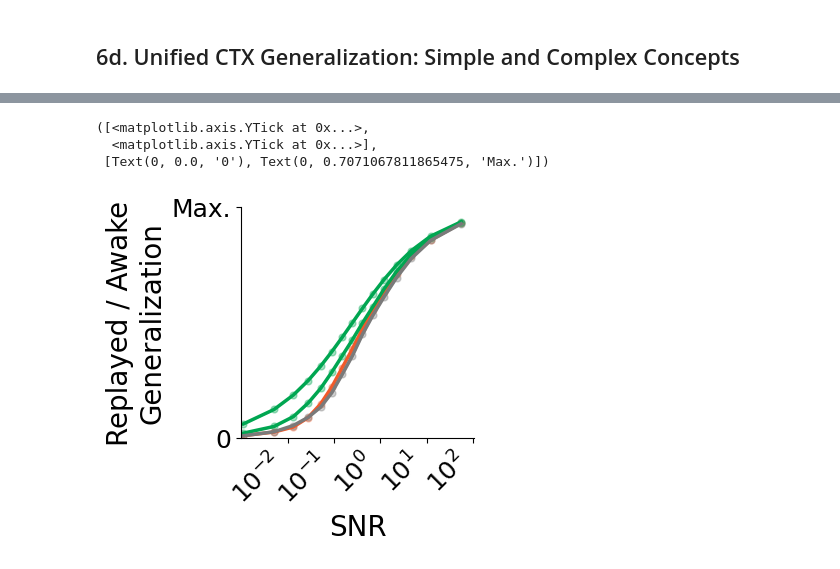
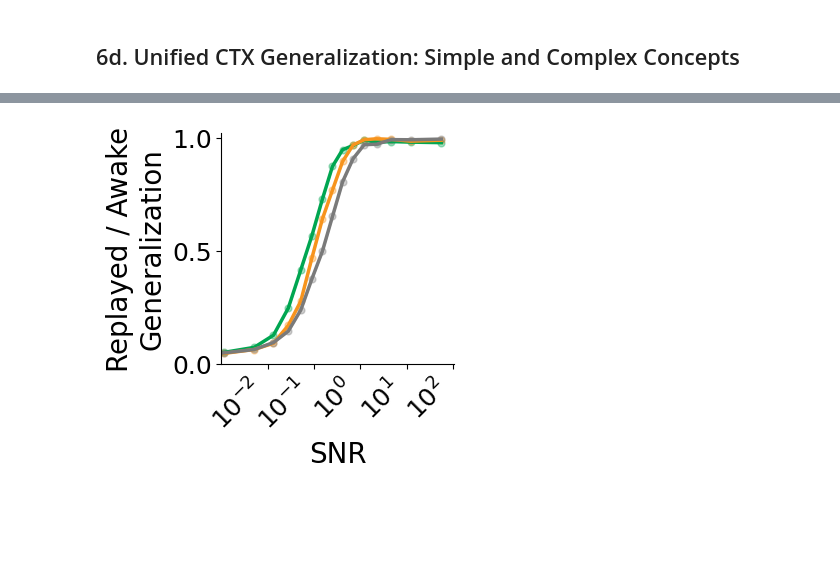
Before and after one commit to albesagonzalez/sensory-semantic-episodes, a Jupyter notebook: Figure_6B.ipynb, the cells around one changed output, grey strips where cells are left out. Cells and saved outputs as stored; diff of their text form; code cells hidden in the pictures; blank space fills up the shorter version.

Commit message:
generalization-updated

```diff
--- a/Figure_6B.ipynb
+++ b/Figure_6B.ipynb
@@ -78,18 +67,17 @@ unified_latent_specs = {
 }
 
 unified_num_cpu = 12
-unified_job_print_rate = 50
-unified_verbose_jobs = True
 unified_seeds = shared_seeds
 unified_noise_levels = shared_noise_levels
 unified_network_modes = ["semantics_present", "semantics_absent", "semantics_random"]
 
 unified_phase_A = 200
 unified_phase_B = 400
-unified_simple_train_days = 800
-unified_simple_eval_days = 100
+unified_simple_train_days = 600
+unified_simple_eval_days = 0
 unified_complex_train_days = 400
 unified_complex_eval_days = 100
+unified_complex_train_chunk_days = 10
 
 unified_net_params = deepcopy(network_parameters)
 
@@ -113,8 +101,7 @@ generalization_simple_complex_experiment_params = [
         unified_simple_eval_days,
         unified_complex_train_days,
         unified_complex_eval_days,
-        unified_job_print_rate,
-        bool(unified_verbose_jobs),
+        unified_complex_train_chunk_days,
         bool(int(seed) == int(unified_example_seed)),
         bool(unified_record),
     )
@@ -226,8 +213,8 @@ with open("Data/fig_6B_generalization_simple_complex.pickle", "rb") as handle:
     generalization_simple_complex_results = pickle.load(handle)
 # %%
 def plot_generalization_simple_complex_curve(results, curve_type, ax=None, ylabel="Accuracy", xlabel="SNR", x_values=None, xticklabels=None):
-    if curve_type not in {"simple", "complex"}:
-        raise ValueError("curve_type must be 'simple' or 'complex'.")
+    if curve_type not in {"simple", "complex", "replayed_awake", "replayed_replayed"}:
+        raise ValueError("curve_type must be 'simple', 'complex', 'replayed_awake', or 'replayed_replayed'.")
 
     if ax is None:
         _, ax = plt.subplots(figsize=(3, 3))
@@ -493,51 +378,31 @@ with open("Data/fig_5_codex_generalization_vs_noise.pickle", "rb") as handle:
 # %%
-
-snr_values = np.asarray(generalization_results["snr_levels"], dtype=float)
-finite_mask = np.isfinite(snr_values) & (snr_values > 0)
-finite_snr_values = snr_values[finite_mask]
-filtered_results = deepcopy(generalization_results)
-filtered_results["noise_levels"] = np.asarray(filtered_results["noise_levels"])[finite_mask]
-filtered_results["snr_levels"] = finite_snr_values
-for network_name in filtered_results["summary"]:
-    summary = filtered_results["summary"][network_name]
-    summary["seed_curves"] = np.asarray(summary["seed_curves"])[:, finite_mask]
-    summary["mean_curve"] = np.asarray(summary["mean_curve"])[finite_mask]
-    summary["std_curve"] = np.asarray(summary["std_curve"])[finite_mask]
-
 fig, ax = plt.subplots(figsize=(3, 3))
-
-plot_codex_figure_5(
+plot_generalization_simple_complex_curve(
     filtered_results,
+    curve_type="replayed_awake",
     ax=ax,
     ylabel="Replayed / Awake\nGeneralization",
     xlabel="SNR",
-    x_values=finite_snr_values,
-    xscale="log",
+    x_values=snr_values[finite_mask],
 )
 
-ax.xaxis.label.set_size(20)
-ax.yaxis.label.set_size(20)
 shared_lower = 1e-3
-shared_upper = max(float(np.max(finite_snr_values)), 1e2) * 1.05
+shared_upper = max(float(np.max(snr_values[finite_mask])), 1e2) * 1.05
 decade_ticks = np.array([1e-2, 1e-1, 1e0, 1e1, 1e2], dtype=float)
 decade_ticks = decade_ticks[(decade_ticks >= shared_lower) & (decade_ticks <= shared_upper)]
 decade_formatter = mticker.FuncFormatter(lambda val, pos: rf"$10^{{{int(np.round(np.log10(val)))}}}$" if val > 0 else "")
+ax.set_xscale("log")
 ax.set_xlim(shared_lower, shared_upper)
 ax.xaxis.set_major_locator(mticker.FixedLocator(decade_ticks))
 ax.xaxis.set_major_formatter(decade_formatter)
 ax.xaxis.set_minor_locator(mticker.NullLocator())
 ax.tick_params(labelsize=18)
 plt.setp(ax.get_xticklabels(), rotation=45, ha="right")
 legend_ = ax.get_legend()
 if legend_ is not None:
     legend_.remove()
 sns.despine()
-plt.savefig("Figures_SVG/6f.svg", dpi=300, transparent=True)
-
-plt.ylim([0, 1/np.sqrt(2)])
-plt.yticks([0,  1/np.sqrt(2)], [0, "Max."])
+plt.savefig("Figures_SVG/6g.svg", dpi=300, transparent=True)
+plt.show()
 # %% [output]
-([<matplotlib.axis.YTick at 0x...>,
-  <matplotlib.axis.YTick at 0x...>],
- [Text(0, 0.0, '0'), Text(0, 0.7071067811865475, 'Max.')])
-[figure, old version]
+[figure, new version]
```
Also changed, not shown: parts of 37 cells of this notebook, 7 other files.
